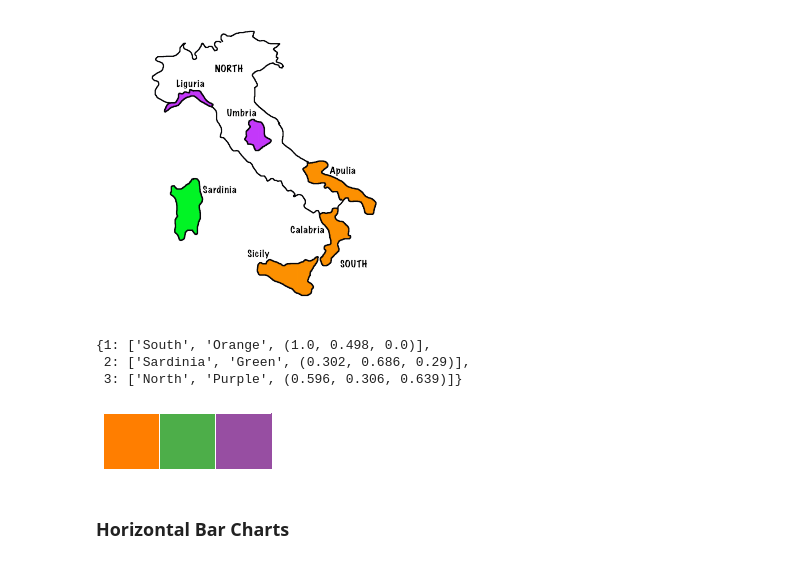
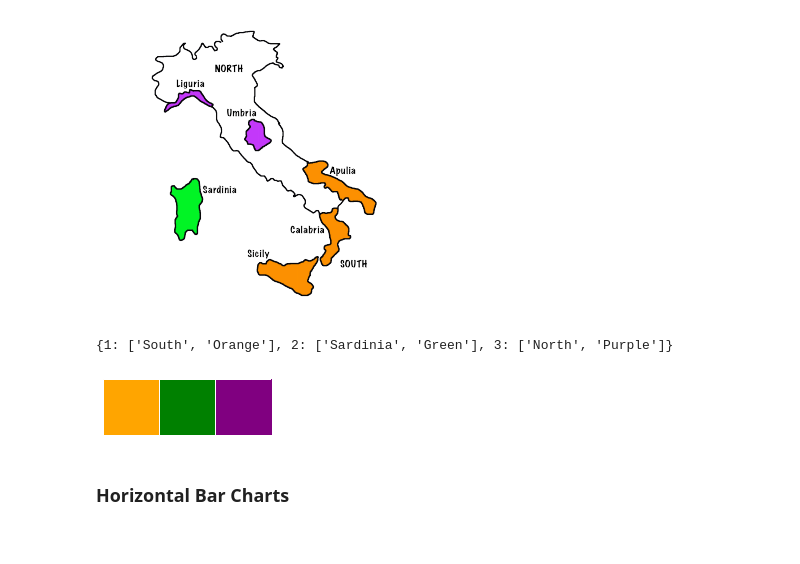
Before and after one commit to chrisdaly/Data-Science, a Jupyter notebook: Olive Oils/Olive Oils Notebook.ipynb, the cells around one changed output. Cells and saved outputs as stored; diff of their text form; code cells hidden in the pictures.

```diff
--- a/Olive Oils/Olive Oils Notebook.ipynb
+++ b/Olive Oils/Olive Oils Notebook.ipynb
@@ -145,7 +149,7 @@ sns.palplot(palette)
 [figure]
 # %%
 # Parameters for making plots clearer.
-rcParams['figure.figsize'] = (10, 6)
+rcParams['figure.figsize'] = (10, 10)
 rcParams['figure.dpi'] = 150
 rcParams['lines.linewidth'] = 2
 rcParams['axes.facecolor'] = 'white'
@@ -247,18 +259,16 @@ Image(filename='images/Italy.png')
 region_keys = [1,2,3]
 region_names = ['South','Sardinia','North']
 region_colors = ['Orange', 'Green', 'Purple']
-region_rgb = [(1.0, 0.4980, 0.0), (0.302, 0.686, 0.290), (0.596, 0.306, 0.639)]
+#region_rgb = [(1.0, 0.4980, 0.0), (0.302, 0.686, 0.290), (0.596, 0.306, 0.639)]
 
-region_map = {e[0]: [e[1], e[2], e[3]] for e in zip(region_keys, region_names, region_colors, region_rgb)}
+region_map = {e[0]: [e[1], e[2]] for e in zip(region_keys, region_names, region_colors)}
 region_map
 # %% [output]
-{1: ['South', 'Orange', (1.0, 0.498, 0.0)],
- 2: ['Sardinia', 'Green', (0.302, 0.686, 0.29)],
- 3: ['North', 'Purple', (0.596, 0.306, 0.639)]}
+{1: ['South', 'Orange'], 2: ['Sardinia', 'Green'], 3: ['North', 'Purple']}
 # %%
-sns.palplot(region_rgb)
+sns.palplot(region_colors)
 # %% [output]
-[figure, old version]
+[figure, new version]
 # %% [markdown]
 ### Horizontal Bar Charts
 # %% [markdown]
```
Also changed, not shown: parts of 82 cells of this notebook, 1 other file.
